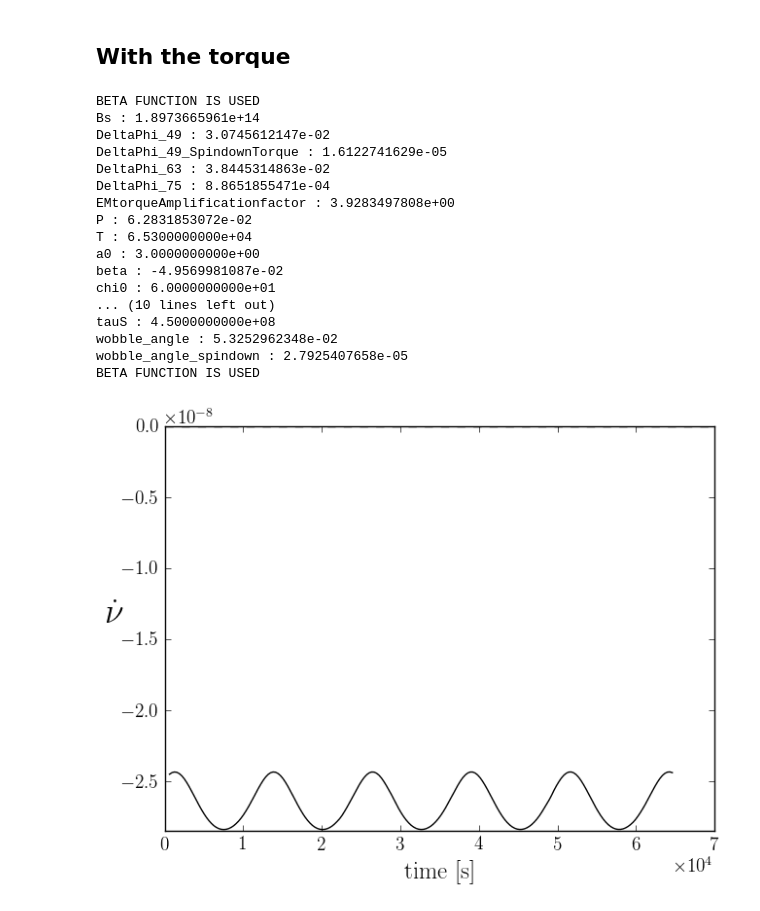
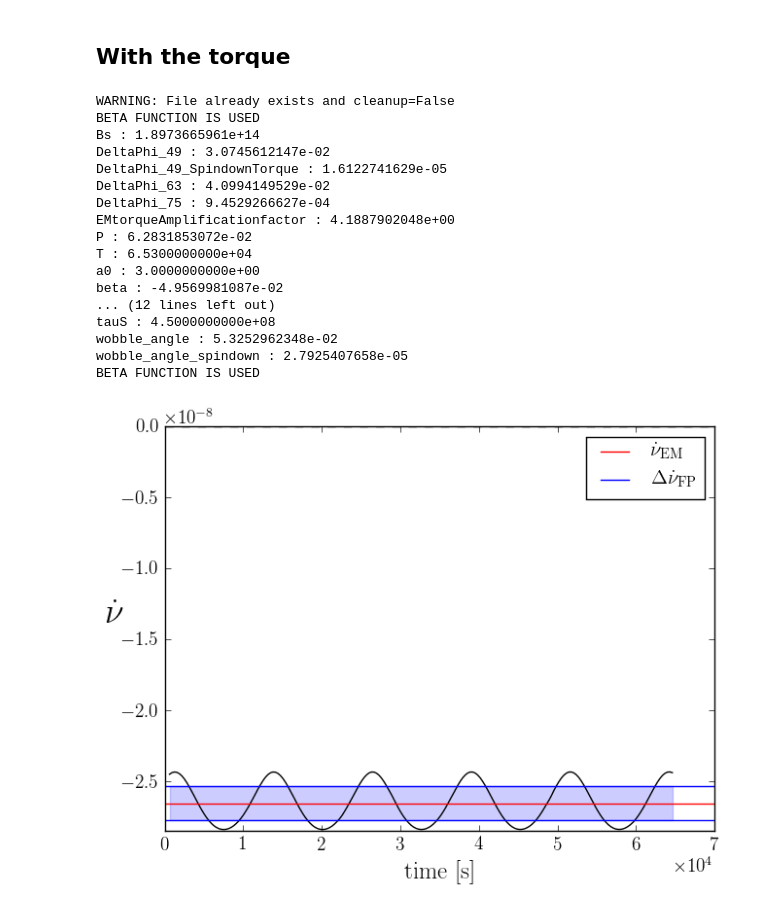
Before and after one commit to GregoryAshton/neutron_star_modelling, a Jupyter notebook: SpindownRate/Verification2.ipynb, the cells around one changed output. Saved outputs shown, nothing was run; the diff lists cells and outputs as text; code cells hidden in the pictures.

```diff
--- a/SpindownRate/Verification2.ipynb
+++ b/SpindownRate/Verification2.ipynb
@@ -54,37 +56,41 @@ epsI3 = 5e-6
 omega0 = 1e2
 epsA = 1e-8
 chi0 = 60.0
 tauP = 2 * np.pi/(epsI3 * omega0)
 T = 5.2 * tauP
 a0 = 3.0
 
 n = 50000
 error = 1e-13
 
 file_name = main(chi0=chi0, epsI3=epsI3, epsA=epsA, omega0=omega0, T=T,
                  n=n, error=error, a0=a0, cleanup=False, DryRun=False,
                  )
 
 File_Functions.PrintParameterDictionary(file_name)
 
-Plot.nu_dot(file_name)
+ax = Plot.nu_dot(file_name, analytic=["FP", "EM"])
+
+plt.legend()
+
+plt.savefig("img/nu_dot_with_torque.pdf")
 plt.show()
 # %% [output]
+WARNING: File already exists and cleanup=False
 BETA FUNCTION IS USED
 Bs : 1.8973665961e+14
 DeltaPhi_49 : 3.0745612147e-02
 DeltaPhi_49_SpindownTorque : 1.6122741629e-05
-DeltaPhi_63 : 3.8445314863e-02
-DeltaPhi_75 : 8.8651855471e-04
-EMtorqueAmplificationfactor : 3.9283497808e+00
+DeltaPhi_63 : 4.0994149529e-02
+DeltaPhi_75 : 9.4529266627e-04
+EMtorqueAmplificationfactor : 4.1887902048e+00
 P : 6.2831853072e-02
 T : 6.5300000000e+04
 a0 : 3.0000000000e+00
 beta : -4.9569981087e-02
-chi0 : 6.0000000000e+01
-... (10 lines left out)
+... (12 lines left out)
 tauS : 4.5000000000e+08
 wobble_angle : 5.3252962348e-02
 wobble_angle_spindown : 2.7925407658e-05
 BETA FUNCTION IS USED
-[figure, old version]
+[figure, new version]
```
Also changed, not shown: parts of 1 cell of this notebook, 4 other files.
